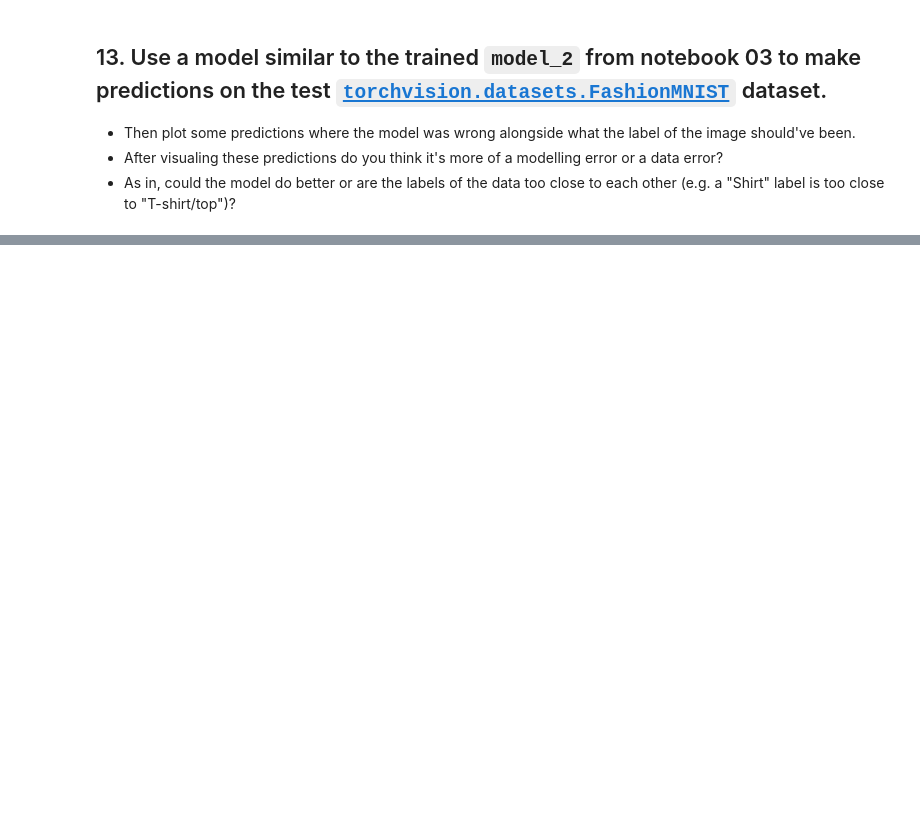
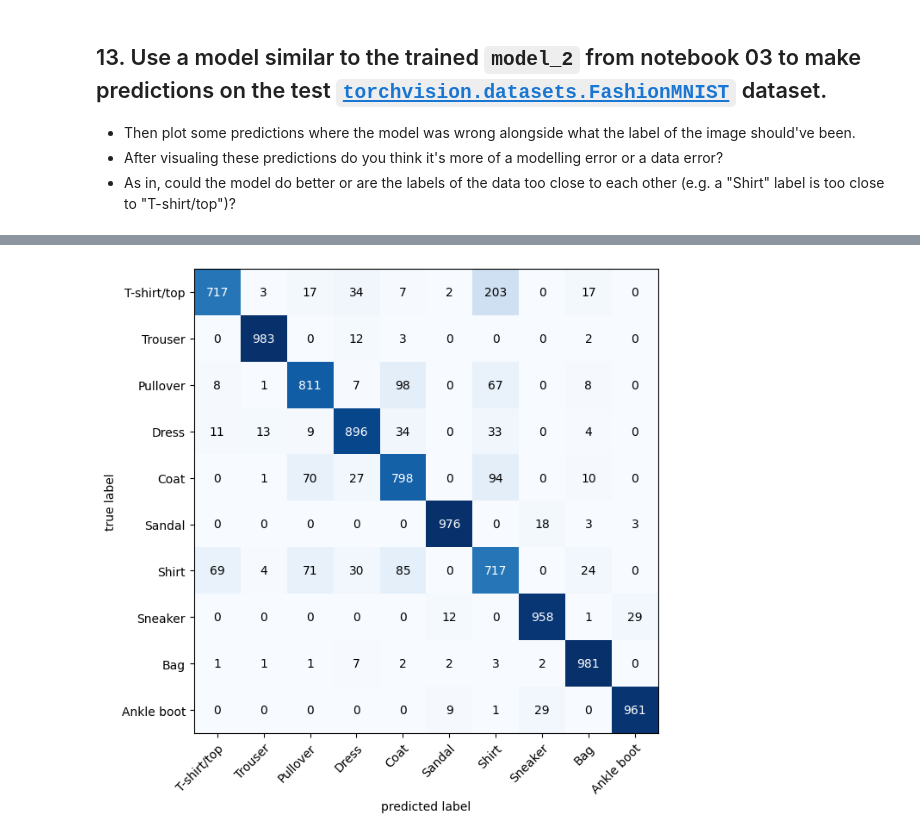
Before and after one commit to raulg-cpp/zero-to-mastery-pytorch, a Jupyter notebook: notebooks/03_pytorch_computer_vision_exercises.ipynb, the cells around one changed output, grey strips where cells are left out. Cells and saved outputs as stored; diff of their text form; code cells hidden in the pictures; blank space fills up the shorter version.

```diff
--- a/notebooks/03_pytorch_computer_vision_exercises.ipynb
+++ b/notebooks/03_pytorch_computer_vision_exercises.ipynb
@@ -82,0 +607,6 @@ print(torch.__version__)
+# %%
+# Momentum hurts solution?
+optimizer_fash = torch.optim.SGD(params=model_fashion.parameters(),
+                             lr=0.1, momentum=0.5)
+# NOTE: too much learning rate or momentum causes massive decay in convergence.
+# Approximately, LR > 0.2 and Momentum > 0.5 causes instability
@@ -82,0 +670,31 @@ print(torch.__version__)
+# %%
+y_preds_fash = []
+model_fashion.eval()
+
+with torch.inference_mode():
+  for X, y in tqdm(test_dataloader_fash, desc="Making predictions"):
+    # Send data and targets to target device
+    X, y = X.to(device), y.to(device)
+    # Do the forward pass
+    y_logit = model_fashion(X)
+    # Turn predictions from logits -> prediction probabilities -> predictions labels
+    y_pred = torch.softmax(y_logit, dim=1).argmax(dim=1) # note: perform softmax on the "logits" dimension, not "batch" dimension (in this case we have a batch size of 32, so can perform on dim=1)
+    # Put predictions on CPU for evaluation
+    y_preds_fash.append(y_pred.cpu())
+
+# Concatenate list of predictions into a tensor
+y_pred_tensor_fash = torch.cat(y_preds_fash)
+# %%
+# Setup confusion matrix instance and compare predictions to targets
+confmat_fash = ConfusionMatrix(num_classes=len(class_names_fashion), task='multiclass')
+confmat_tensor_fash = confmat_fash(preds=y_pred_tensor_fash,
+                         target=test_data_fash.targets)
+
+# Plot the confusion matrix
+fig, ax = plot_confusion_matrix(
+    conf_mat=confmat_tensor_fash.numpy(), # matplotlib likes working with NumPy
+    class_names=class_names_fashion, # turn the row and column labels into class names
+    figsize=(10, 7)
+);
+# %% [output]
+[figure, added]
```
Also changed, not shown: parts of 34 cells of this notebook, 9 other files.
